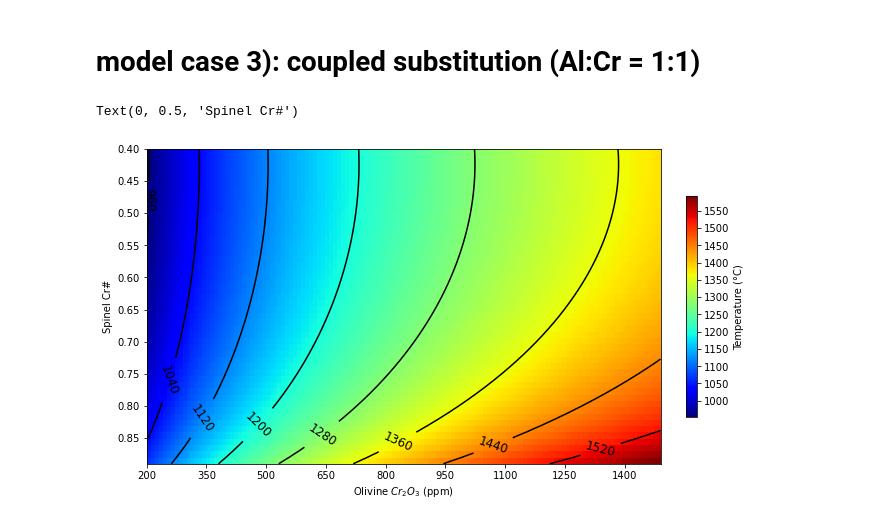
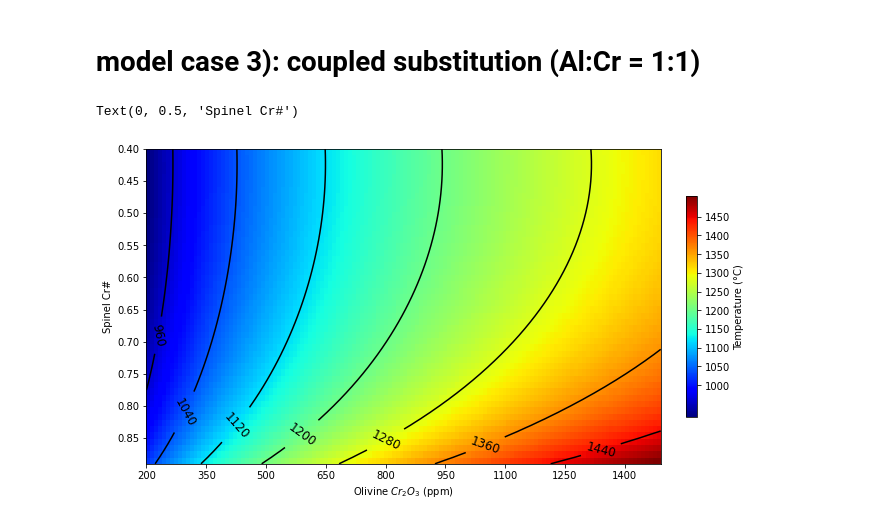
Before and after one commit to eazzzon/olspthermo, a Jupyter notebook: ReEquilibrationModel.ipynb, the cells around one changed output. Saved outputs shown, nothing was run; the diff lists cells and outputs as text; code cells hidden in the pictures.

```diff
--- a/ReEquilibrationModel.ipynb
+++ b/ReEquilibrationModel.ipynb
@@ -141,7 +141,7 @@ Text(0, 0.5, 'Spinel Cr#')
 ol_cr = np.arange(0.02, 0.15, 0.001)  # create cr variation in olivine
 sp_t_cr_couple_array = np.zeros((len(crno_array), len(ol_cr), 1))  # create spinel matrix to collect results
 
-ol_al = ol_cr  # keep Cr/Al = 1 in olivine
+ol_al = ol_cr / 151.99 * 101.96 # keep Cr/Al = 1 in olivine
 
 for idx, cr_val in enumerate(crno_array):
     for idx2, mg_val in enumerate(mg_array):
@@ -154,21 +154,20 @@ for idx, cr_val in enumerate(crno_array):
 # %%
 fig, axes = plt.subplots(figsize=(9,5), constrained_layout=True)
 
 contours = axes.contour(ol_cr*10000, crno_array, sp_t_cr_couple_array.reshape(len(crno_array),len(ol_cr)), colors='k')
 
 axes.clabel(contours, inline=1, fontsize=12)
 
 a1 = axes.imshow(sp_t_cr_couple_array, cmap="jet", extent = [ol_cr[0] * 10000, ol_cr[-1] * 10000 , crno_array[-1] , crno_array[0]], aspect='auto')
 
 cbar = plt.colorbar(a1, shrink=.7,)
-cbar.set_ticks(np.arange(1000, 1600, 50))
+cbar.set_ticks(np.arange(1000, 1500, 50))
 cbar.set_label('Temperature (°C)')
 
 axes.set_xticks(np.arange(ol_cr[0] * 10000, ol_cr[-1] * 10000 ,150))
 axes.set_yticks(np.arange( crno_array[0], crno_array[-1] ,0.05))
 axes.set_xlabel('Olivine $Cr_2O_3$ (ppm)')
 axes.set_ylabel('Spinel Cr#')
-# plt.savefig(fig_path+'/spinel_cr_al_couple.pdf', dpi=300)
 # %% [output]
 Text(0, 0.5, 'Spinel Cr#')
-[figure, old version]
+[figure, new version]
```
Also changed, not shown: parts of 1 cell of this notebook.
